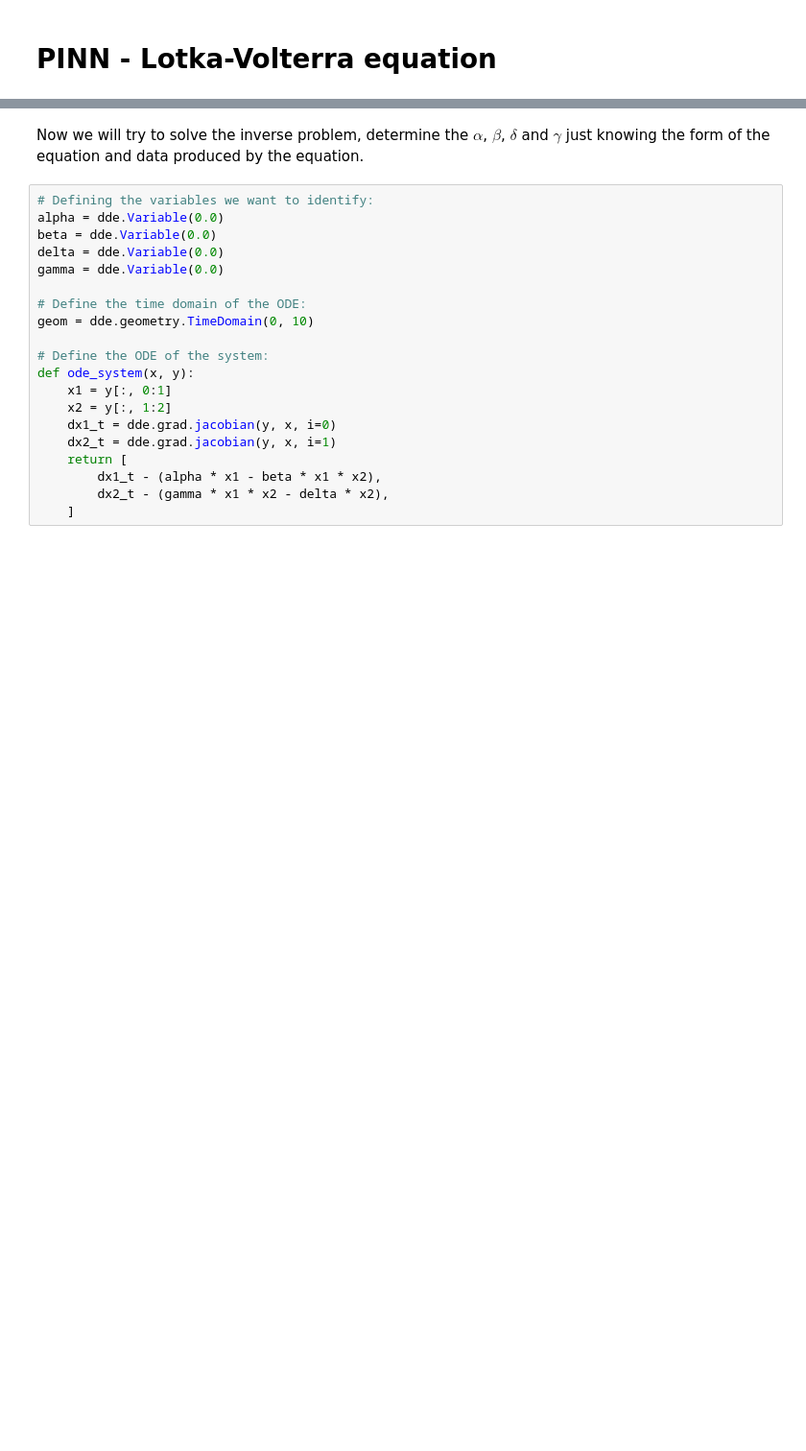
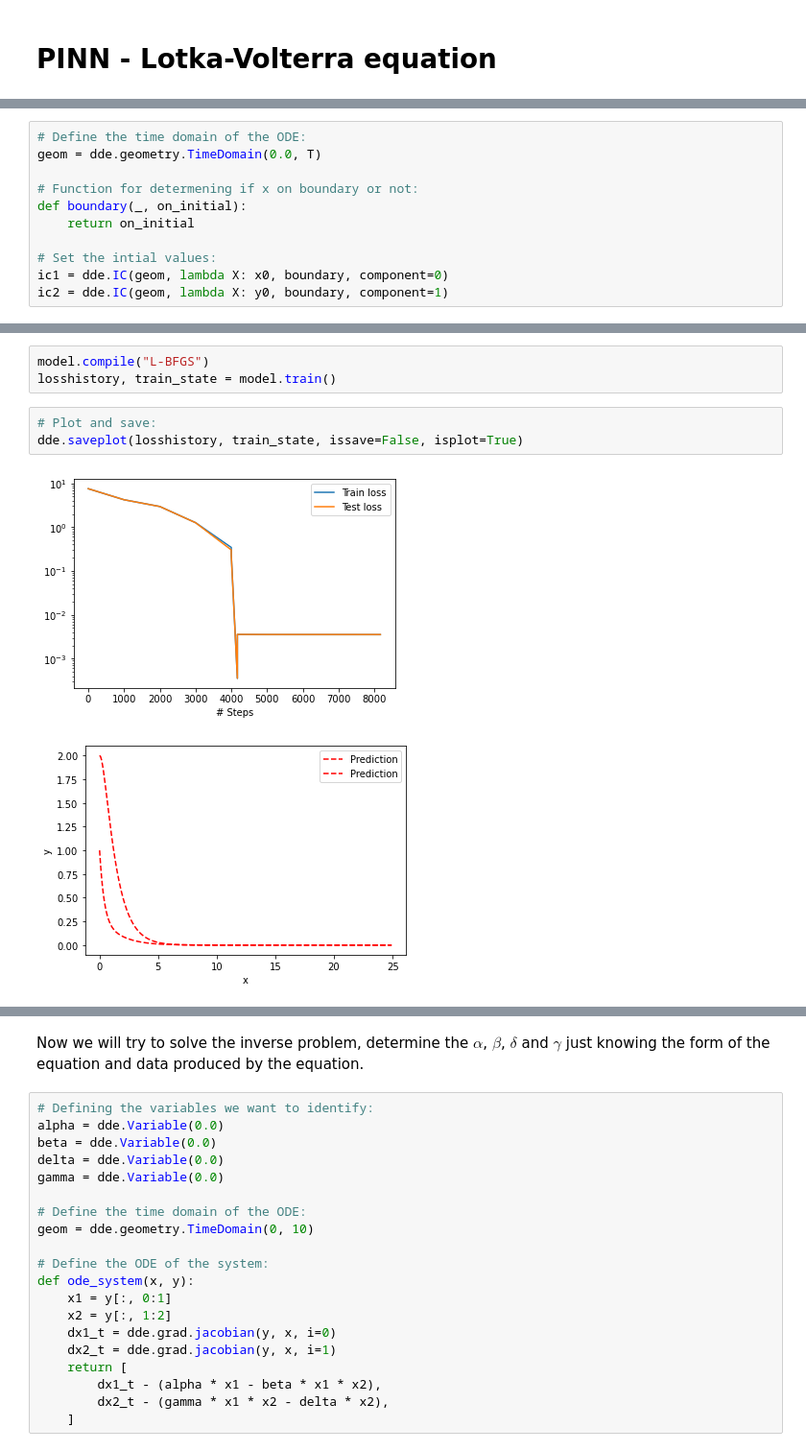
Before and after one commit to emilhaugstvedt/PINN, a Jupyter notebook: PINN_LotkaVolterra.ipynb, the cells around one changed output, grey strips where cells are left out. Shown at 96% size. Drawn from its saved outputs; the diff is of its cells as text; blank space fills up the shorter version.

```diff
--- a/PINN_LotkaVolterra.ipynb
+++ b/PINN_LotkaVolterra.ipynb
@@ -171,0 +118,11 @@ Saving test data to /Users/emilhaugstvedt/Desktop/DTU/DeepLearning/PINN/test.dat
+# %%
+# Define the time domain of the ODE:
+geom = dde.geometry.TimeDomain(0.0, T)
+
+# Function for determening if x on boundary or not:
+def boundary(_, on_initial):
+    return on_initial
+
+# Set the intial values:
+ic1 = dde.IC(geom, lambda X: x0, boundary, component=0)
+ic2 = dde.IC(geom, lambda X: y0, boundary, component=1)
@@ -172,2 +170,11 @@ Saving test data to /Users/emilhaugstvedt/Desktop/DTU/DeepLearning/PINN/test.dat
+# %%
+model.compile("L-BFGS")
+losshistory, train_state = model.train()
+# %%
+# Plot and save:
+dde.saveplot(losshistory, train_state, issave=False, isplot=True)
+# %% [output]
+[figure, added]
+[figure, added]
 # %%
 # Plot the two solutions in the same plot:
```
Also changed, not shown: parts of 26 cells of this notebook, 7 other files.
